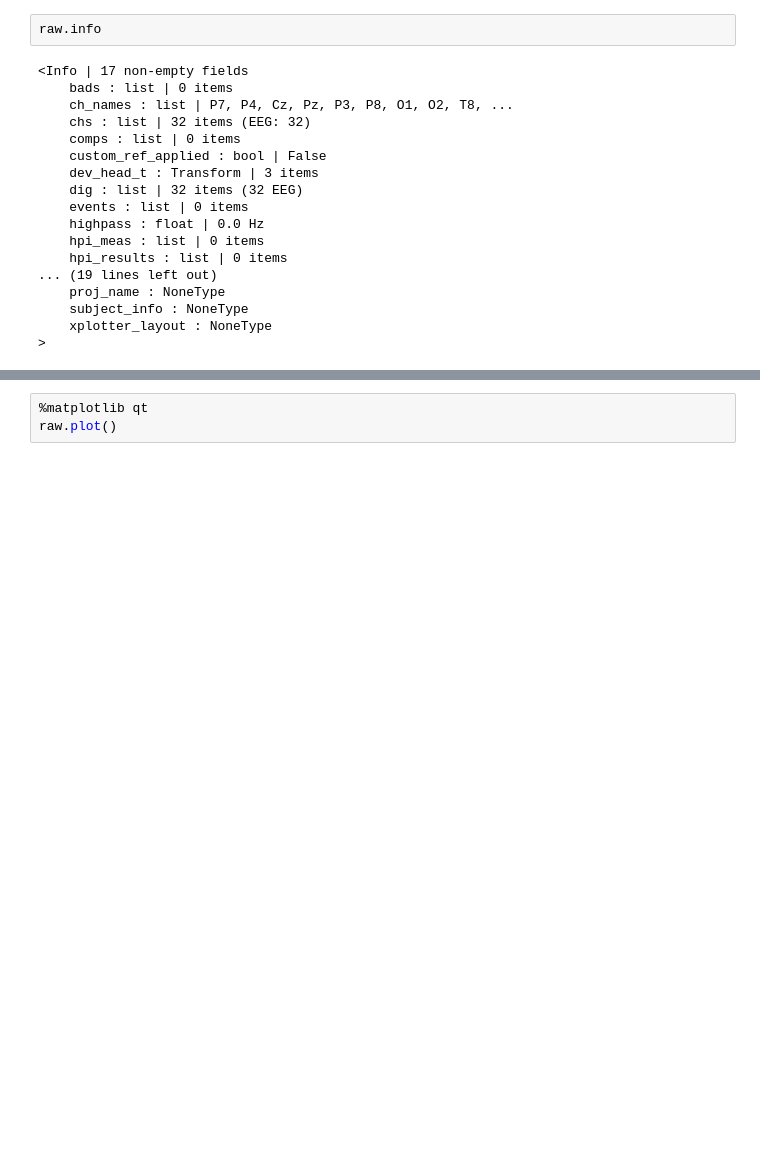
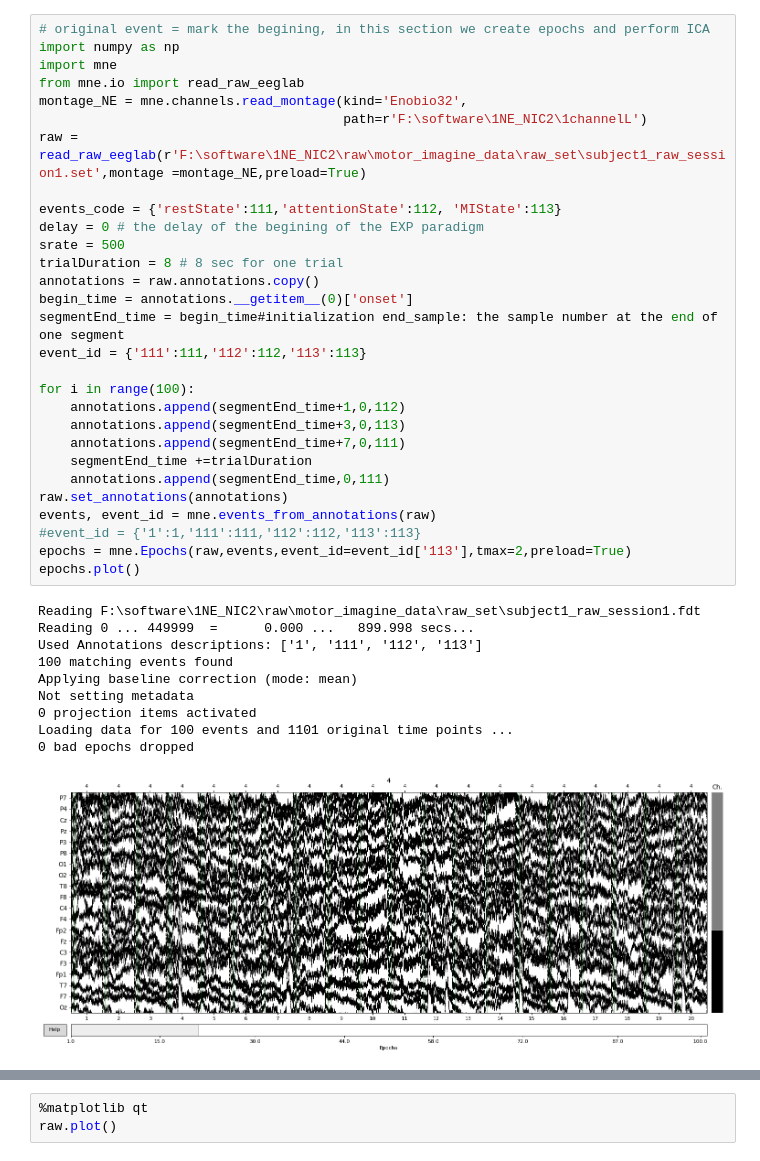
Before and after one commit to GanshengT/MI_SJTU_EEG, a Jupyter notebook: Master_Motor_imaginary/subj1_preprocessing.ipynb, the cells around one changed output, grey strips where cells are left out. Cells and saved outputs as stored; diff of their text form; blank space fills up the shorter version.

```diff
--- a/Master_Motor_imaginary/subj1_preprocessing.ipynb
+++ b/Master_Motor_imaginary/subj1_preprocessing.ipynb
@@ -13,20 +22,40 @@ Reading F:\software\1NE_NIC2\raw\motor_imagine_data\raw_set\subject1_raw_session
-# %%
-raw.info
-# %% [output]
-<Info | 17 non-empty fields
-    bads : list | 0 items
-    ch_names : list | P7, P4, Cz, Pz, P3, P8, O1, O2, T8, ...
-    chs : list | 32 items (EEG: 32)
-    comps : list | 0 items
-    custom_ref_applied : bool | False
-    dev_head_t : Transform | 3 items
-    dig : list | 32 items (32 EEG)
-    events : list | 0 items
-    highpass : float | 0.0 Hz
-    hpi_meas : list | 0 items
-    hpi_results : list | 0 items
-... (19 lines left out)
-    proj_name : NoneType
-    subject_info : NoneType
-    xplotter_layout : NoneType
->
+# %%
+# original event = mark the begining, in this section we create epochs and perform ICA
+import numpy as np
+import mne
+from mne.io import read_raw_eeglab
+montage_NE = mne.channels.read_montage(kind='Enobio32',
+                                       path=r'F:\software\1NE_NIC2\1channelL')
+raw = read_raw_eeglab(r'F:\software\1NE_NIC2\raw\motor_imagine_data\raw_set\subject1_raw_session1.set',montage =montage_NE,preload=True)
+
+events_code = {'restState':111,'attentionState':112, 'MIState':113}
+delay = 0 # the delay of the begining of the EXP paradigm
+srate = 500
+trialDuration = 8 # 8 sec for one trial
+annotations = raw.annotations.copy()
+begin_time = annotations.__getitem__(0)['onset']
+segmentEnd_time = begin_time#initialization end_sample: the sample number at the end of one segment
+event_id = {'111':111,'112':112,'113':113}
+
+for i in range(100):
+    annotations.append(segmentEnd_time+1,0,112)
+    annotations.append(segmentEnd_time+3,0,113)
+    annotations.append(segmentEnd_time+7,0,111)
+    segmentEnd_time +=trialDuration
+    annotations.append(segmentEnd_time,0,111)
+raw.set_annotations(annotations)
+events, event_id = mne.events_from_annotations(raw)
+#event_id = {'1':1,'111':111,'112':112,'113':113}
+epochs = mne.Epochs(raw,events,event_id=event_id['113'],tmax=2,preload=True)
+epochs.plot()
+# %% [output]
+Reading F:\software\1NE_NIC2\raw\motor_imagine_data\raw_set\subject1_raw_session1.fdt
+Reading 0 ... 449999  =      0.000 ...   899.998 secs...
+Used Annotations descriptions: ['1', '111', '112', '113']
+100 matching events found
+Applying baseline correction (mode: mean)
+Not setting metadata
+0 projection items activated
+Loading data for 100 events and 1101 original time points ...
+0 bad epochs dropped
+[figure, added]
```
Also changed, not shown: parts of 11 cells of this notebook, 3 other files.
